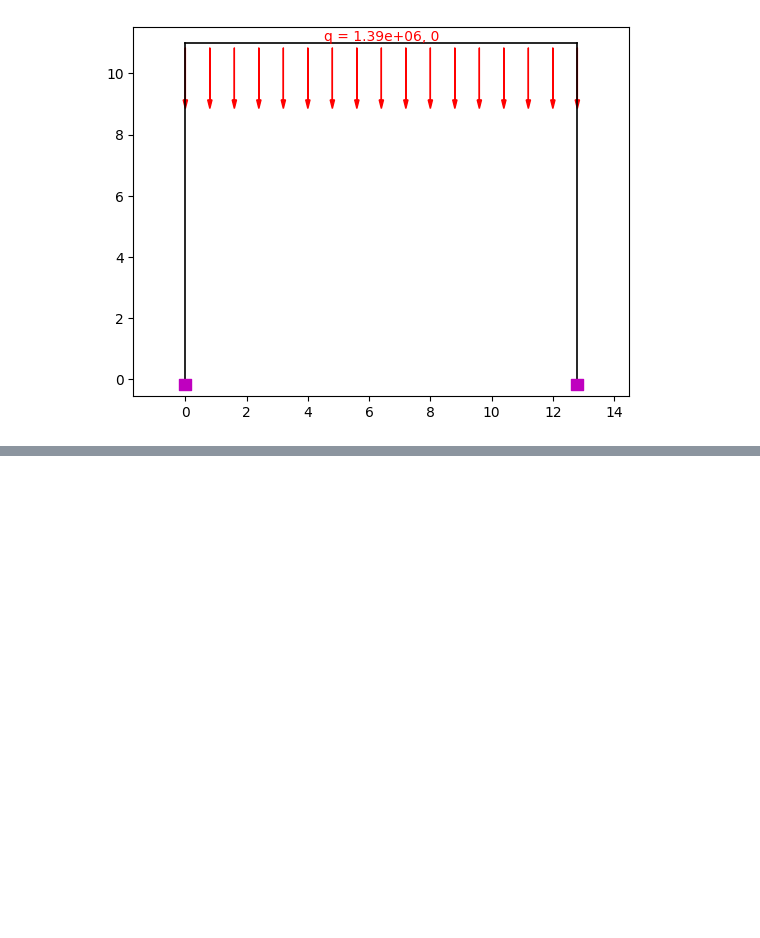
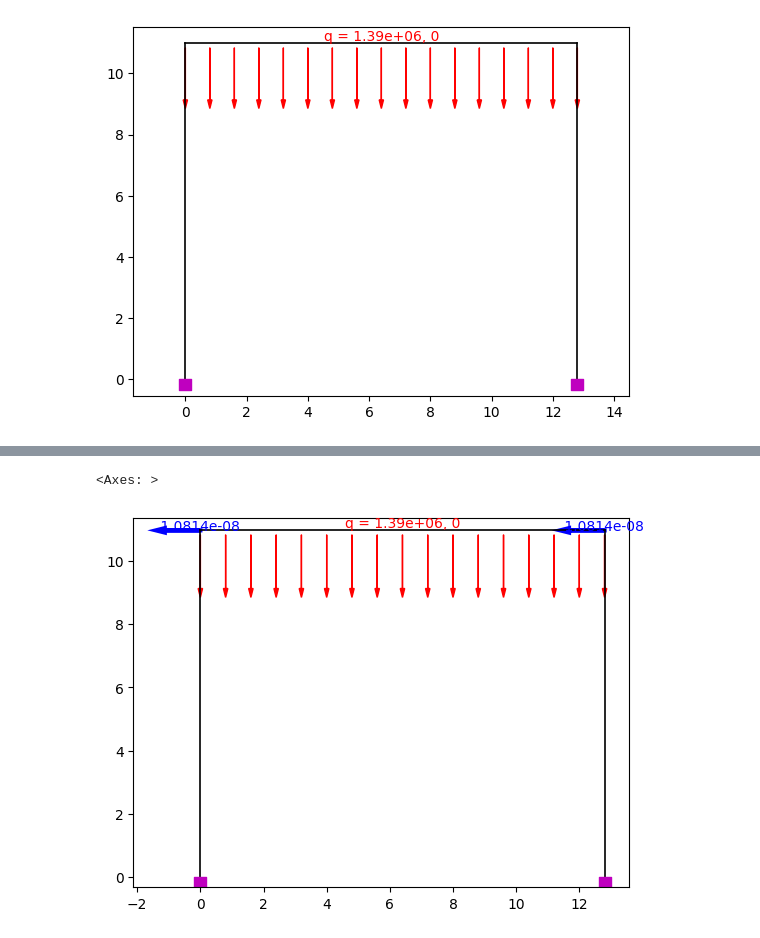
Before and after one commit to Ashim-Paudel/OpenSees-Resources-for-Beginners, a Jupyter notebook: Portal Frame Analysis/Elastic Section - Portal Frame Analysis.ipynb, the cells around one changed output, grey strips where cells are left out. Saved outputs shown, nothing was run; the diff lists cells and outputs as text; code cells hidden in the pictures; blank space fills up the shorter version.

```diff
--- a/Portal Frame Analysis/Elastic Section - Portal Frame Analysis.ipynb
+++ b/Portal Frame Analysis/Elastic Section - Portal Frame Analysis.ipynb
@@ -349,0 +459,5 @@ plt.plot(shear2[:,1], -disp4[:, 1])
+# %%
+ovs.plot_loads_2d()
+# %% [output]
+<Axes: >
+[figure, added]
```
Also changed, not shown: parts of 16 cells of this notebook, 26 other files.
